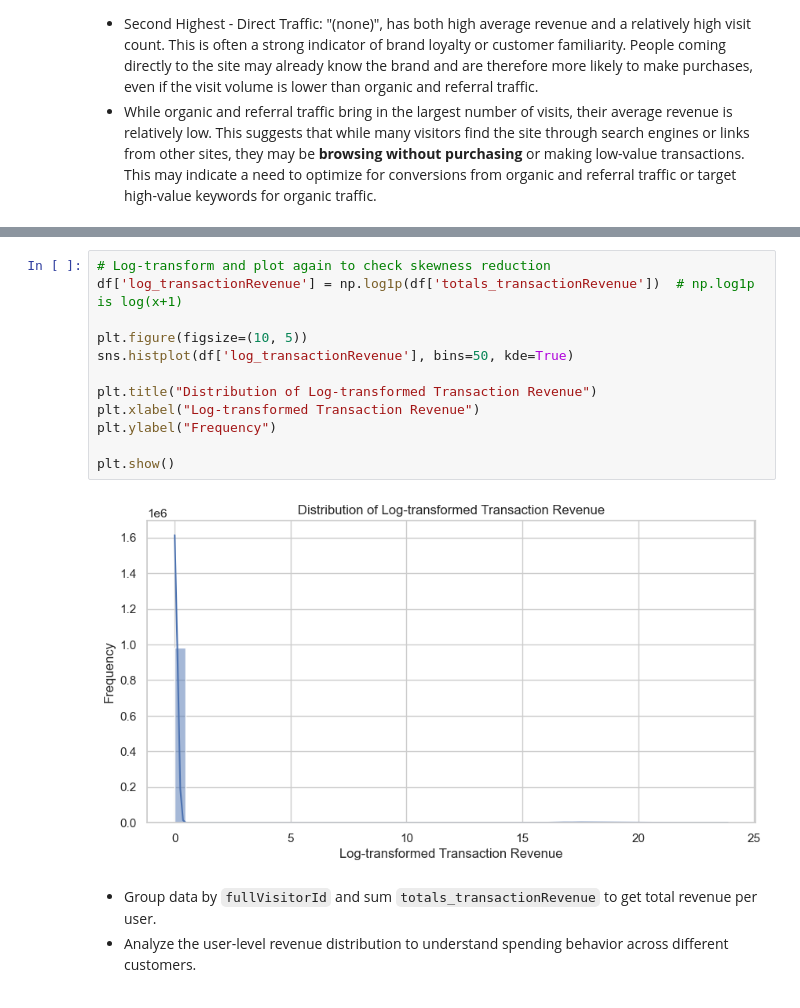
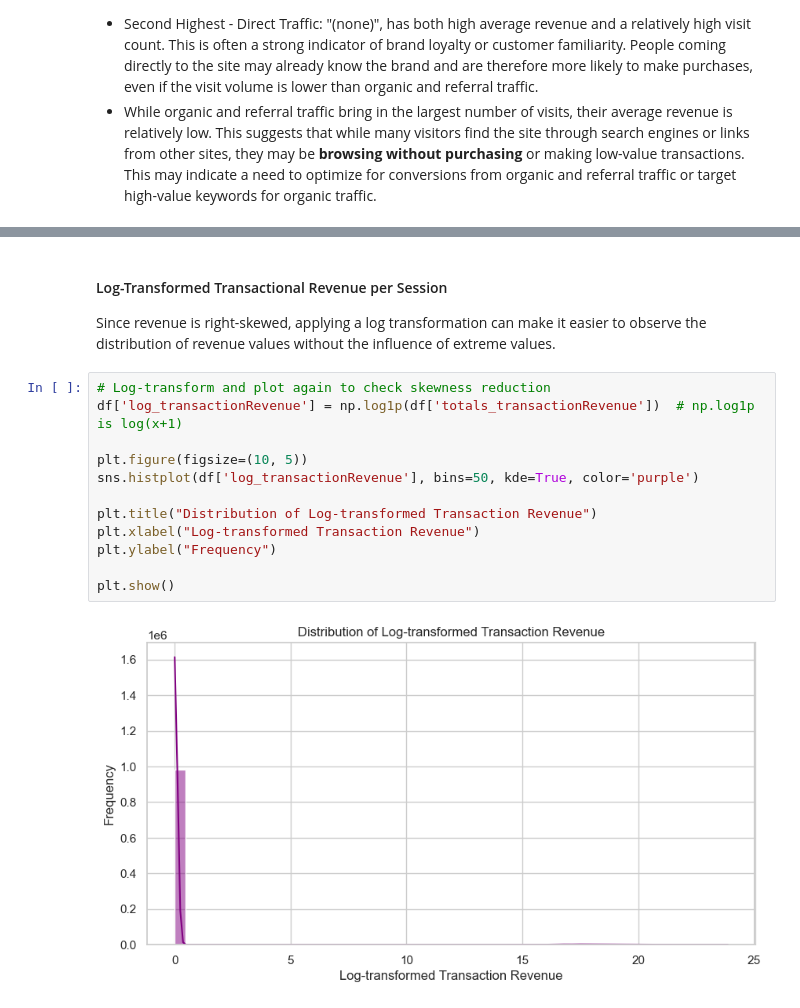
Before and after one commit to PaolaGaray/GA-CustomerRevenuePrediction, a Jupyter notebook: notebooks/EDA.ipynb, the cells around one changed output, grey strips where cells are left out. Cells and saved outputs as stored; diff of their text form.

```diff
--- a/notebooks/EDA.ipynb
+++ b/notebooks/EDA.ipynb
@@ -428,20 +429,20 @@ plt.ylabel("Frequency", fontsize=12)
 plt.show()
 # %% [output]
 [figure]
+# %% [markdown]
+#### Log-Transformed Transactional Revenue per Session
+Since revenue is right-skewed, applying a log transformation can make it easier to observe the distribution of revenue values without the influence of extreme values.
 # %%
 # Log-transform and plot again to check skewness reduction
 df['log_transactionRevenue'] = np.log1p(df['totals_transactionRevenue'])  # np.log1p is log(x+1)
 
 plt.figure(figsize=(10, 5))
-sns.histplot(df['log_transactionRevenue'], bins=50, kde=True)
+sns.histplot(df['log_transactionRevenue'], bins=50, kde=True, color='purple')
 
 plt.title("Distribution of Log-transformed Transaction Revenue")
 plt.xlabel("Log-transformed Transaction Revenue")
 plt.ylabel("Frequency")
 
 plt.show()
 # %% [output]
-[figure, old version]
+[figure, new version]
-# %% [markdown]
-- Group data by `fullVisitorId` and sum `totals_transactionRevenue` to get total revenue per user.
-- Analyze the user-level revenue distribution to understand spending behavior across different customers.
```
Also changed, not shown: parts of 24 cells of this notebook.
